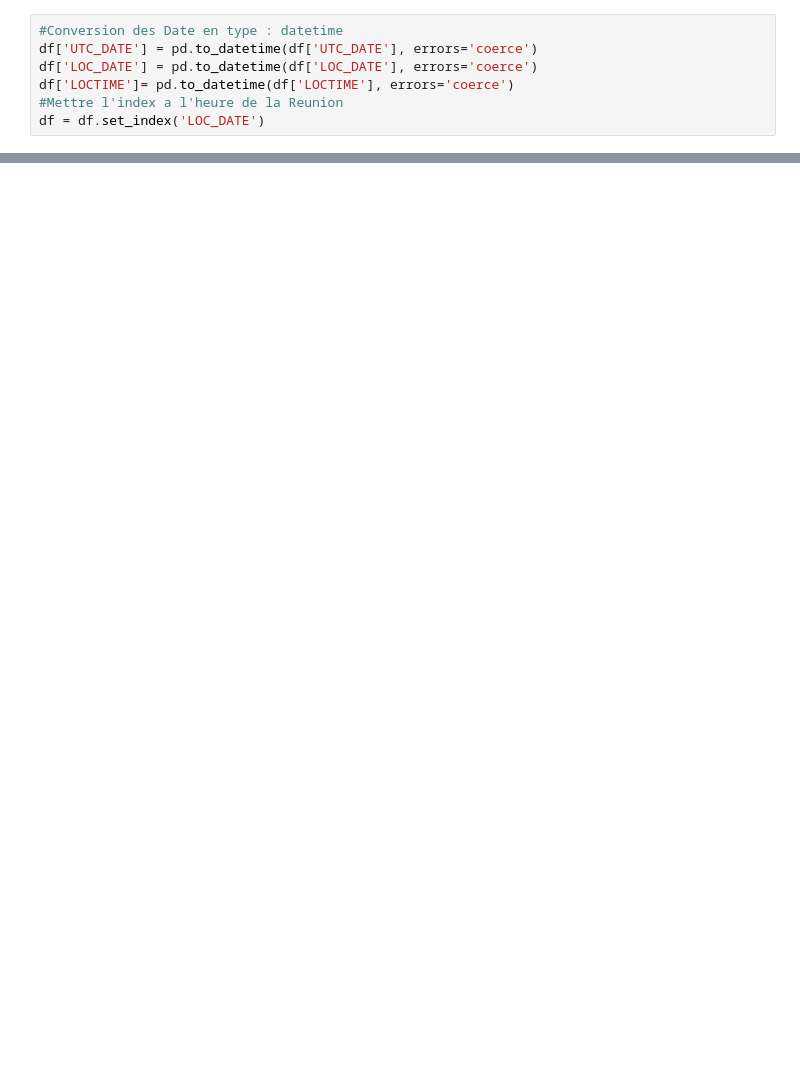
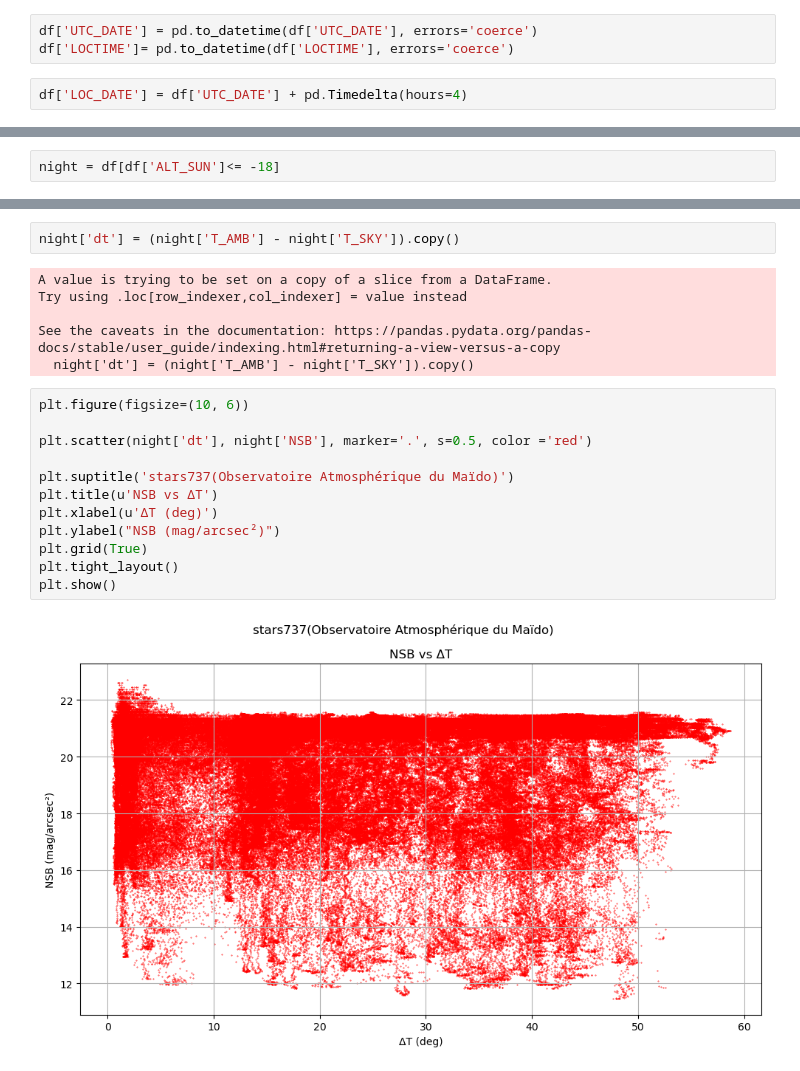
Before and after one commit to Andorajaonari/pollution_lumineuse, a Jupyter notebook: Data_Visualisation.ipynb, the cells around one changed output, grey strips where cells are left out. Cells and saved outputs as stored; diff of their text form; blank space fills up the shorter version.

```diff
--- a/Data_Visualisation.ipynb
+++ b/Data_Visualisation.ipynb
@@ -17,7 +22,5 @@ with fits.open('../ID004.fits') as hdul:
 # %%
-#Conversion des Date en type : datetime
 df['UTC_DATE'] = pd.to_datetime(df['UTC_DATE'], errors='coerce')
-df['LOC_DATE'] = pd.to_datetime(df['LOC_DATE'], errors='coerce')
 df['LOCTIME']= pd.to_datetime(df['LOCTIME'], errors='coerce')
-#Mettre l'index a l'heure de la Reunion
-df = df.set_index('LOC_DATE')
+# %%
+df['LOC_DATE'] = df['UTC_DATE'] + pd.Timedelta(hours=4)
@@ -23,0 +38,2 @@ df = df.set_index('LOC_DATE')
+# %%
+night = df[df['ALT_SUN']<= -18]
@@ -23,0 +55,22 @@ df = df.set_index('LOC_DATE')
+# %%
+night['dt'] = (night['T_AMB'] - night['T_SKY']).copy()
+# %% [output]
+A value is trying to be set on a copy of a slice from a DataFrame.
+Try using .loc[row_indexer,col_indexer] = value instead
+
+See the caveats in the documentation: https://pandas.pydata.org/pandas-docs/stable/user_guide/indexing.html#returning-a-view-versus-a-copy
+  night['dt'] = (night['T_AMB'] - night['T_SKY']).copy()
+# %%
+plt.figure(figsize=(10, 6))
+
+plt.scatter(night['dt'], night['NSB'], marker='.', s=0.5, color ='red')
+
+plt.suptitle('stars737(Observatoire Atmosphérique du Maïdo)')
+plt.title(u'NSB vs ΔT')
+plt.xlabel(u'ΔT (deg)')
+plt.ylabel("NSB (mag/arcsec²)")
+plt.grid(True)
+plt.tight_layout()
+plt.show()
+# %% [output]
+[figure, added]
```
Also changed, not shown: parts of 25 cells of this notebook.
